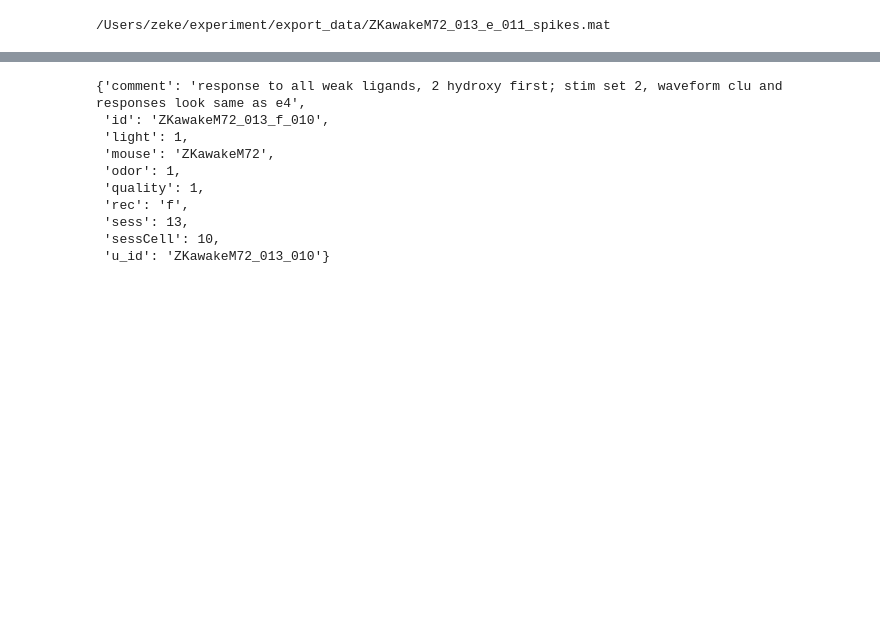
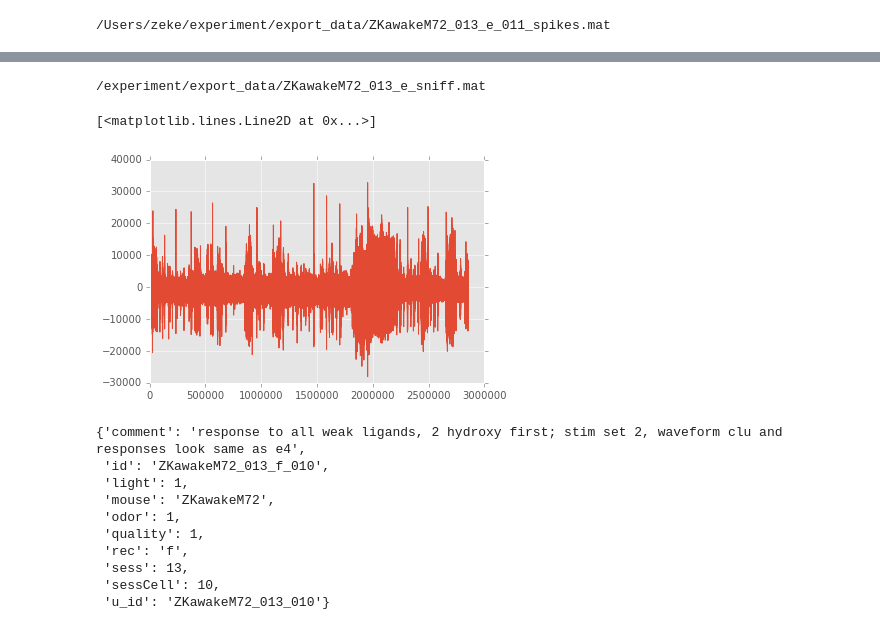
Before and after one commit to zekearneodo/ephys-tools, a Jupyter notebook: ephysScripts/Untitled.ipynb, the cells around one changed output, grey strips where cells are left out. Saved outputs shown, nothing was run; the diff lists cells and outputs as text; code cells hidden in the pictures; blank space fills up the shorter version.

```diff
--- a/ephysScripts/Untitled.ipynb
+++ b/ephysScripts/Untitled.ipynb
@@ -153,3 +187,14 @@ plt.plot(all_records['responses']['ZKawakeM72_013_f_010']['all_spikes'])
+# %%
+mat_file_path='/experiment/export_data/ZKawakeM72_013_e_sniff.mat'
+assert(os.path.isfile(mat_file_path))
+print (mat_file_path)
+data = sio.loadmat(mat_file_path, struct_as_record=False, squeeze_me=True)
+sniff_data = np.array(data['Sniff'])
+plt.plot(sniff_data)
+# %% [output]
+/experiment/export_data/ZKawakeM72_013_e_sniff.mat
+[<matplotlib.lines.Line2D at 0x...>]
+[figure, added]
 # %%
 all_records['responses']['ZKawakeM72_013_f_010']['meta']
 # %% [output]
```
Also changed, not shown: parts of 23 cells of this notebook, 15 other files.
